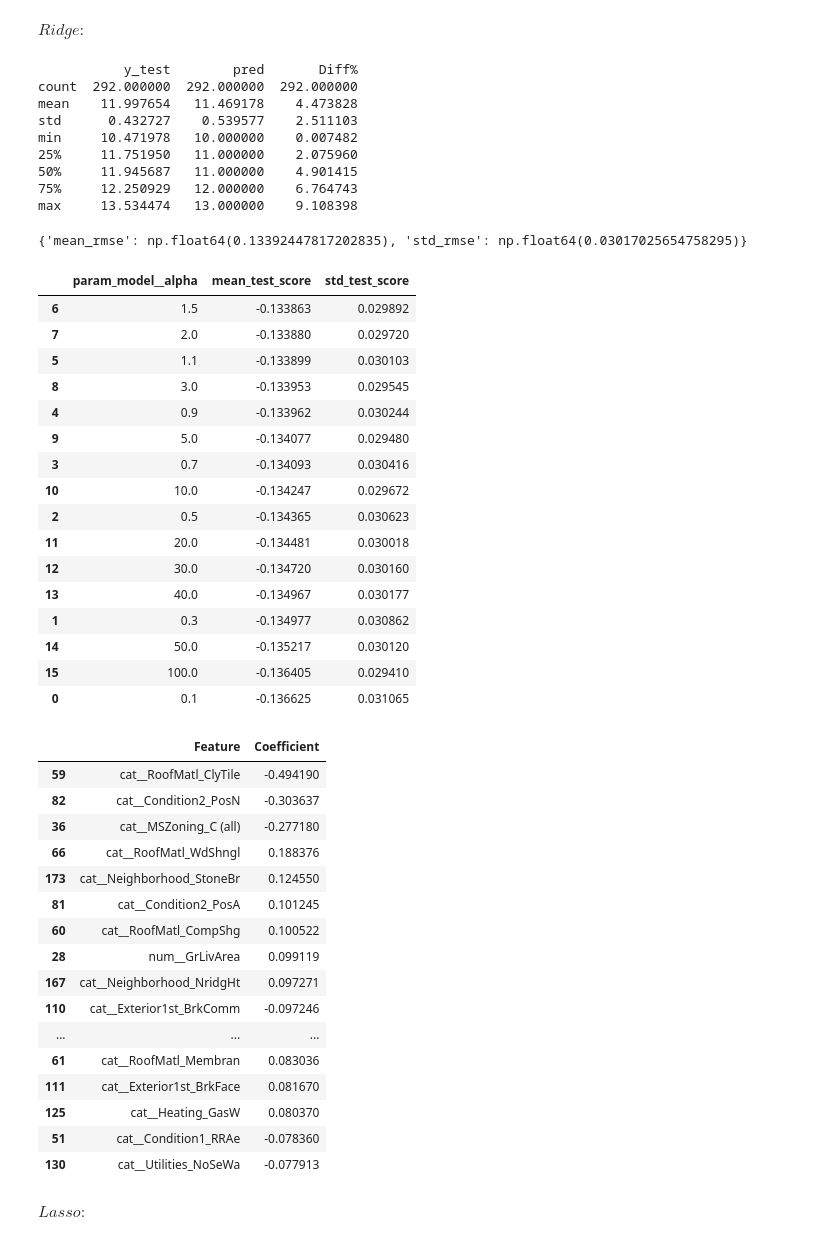
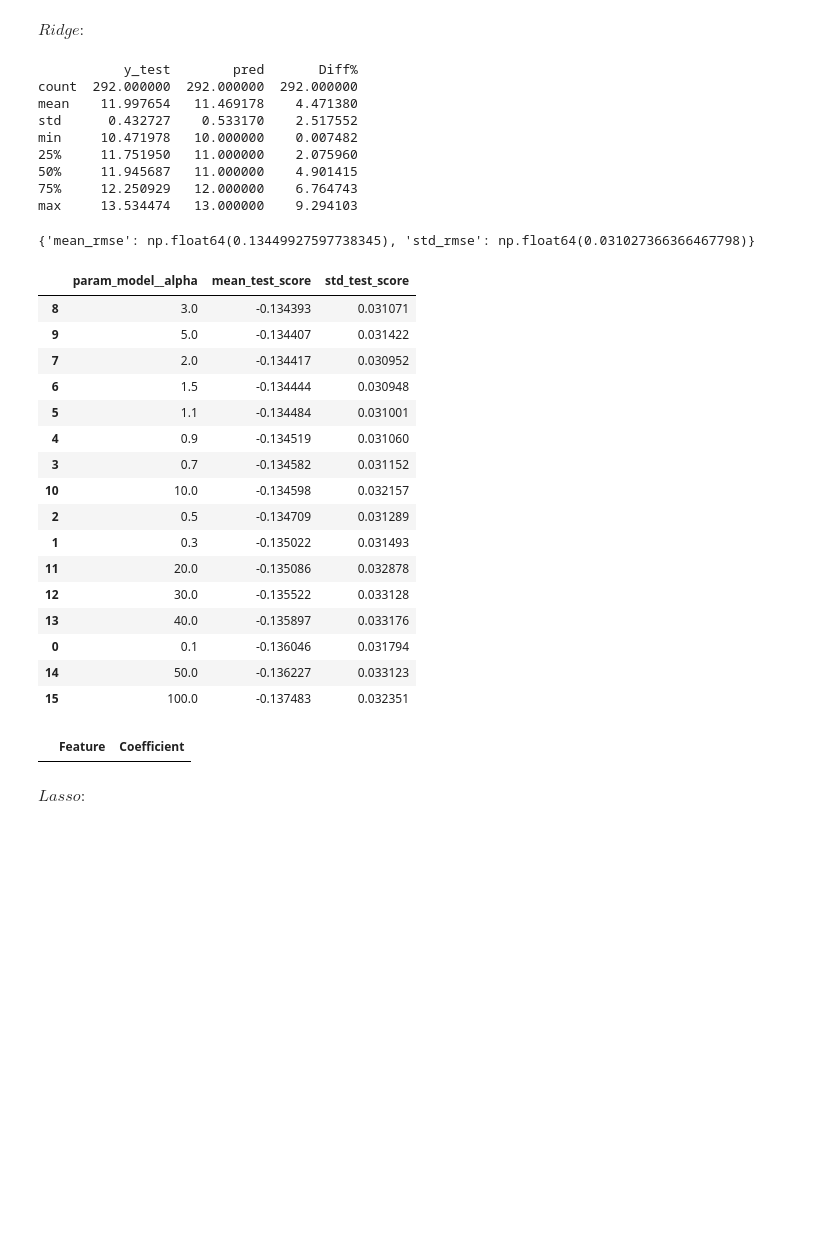
Before and after one commit to FelipeBuzato/House-Pricing, a Jupyter notebook: notebooks/HousePricing.ipynb, the cells around one changed output. Cells and saved outputs as stored; diff of their text form; code cells hidden in the pictures; blank space fills up the shorter version.

```diff
--- a/notebooks/HousePricing.ipynb
+++ b/notebooks/HousePricing.ipynb
@@ -43,19 +46,13 @@ X_train.shape, X_test.shape, y_train.shape, y_test.shape, X_train.shape[0]/(X_tr
 ((1168, 80), (292, 80), (1168,), (292,), 0.8)
 # %%
 # ML pipeline
-transformer = Transformer(config_path=config_path)
-preprocessor = PreProcessor(df=X_train, config_path=config_path)
-preprocessor = preprocessor.build()
-model_collection = ModelCollection()
-pipelineBuilder = PipelineBuilder(transformer=transformer, preprocessor=preprocessor, model=None)
+pipeline_builder = PipelineBuilder(config_path=config_path, df=train)
 # %% [markdown]
 $\textbf{OLS}$
 # %%
 ## OLS fit on X_train, y_train:
 
-model = model_collection.get('OLS')
-pipelineBuilder.model = model
-pipeline = pipelineBuilder.build()
+pipeline = pipeline_builder.build(model_name='OLS')
 pipeline.fit(X_train, y_train)
 preds = pd.Series(pipeline.predict(X_test), index=y_test.index)
 
@@ -101,9 +98,7 @@ $\textbf{Linear Regression (Regularized Models) - Ridge and Lasso}$
 # %% [markdown]
 $Ridge:$
 # %%
-model = model_collection.get('Ridge')
-pipelineBuilder.model = model
-pipeline = pipelineBuilder.build()
+pipeline = pipeline_builder.build(model_name='Ridge')
 pipeline.fit(X_train, y_train)
 preds = pd.Series(pipeline.predict(X_test), index=y_test.index)
 
@@ -113,23 +108,22 @@ print(results.describe())
 # %% [output]
            y_test        pred       Diff%
 count  292.000000  292.000000  292.000000
-mean    11.997654   11.469178    4.473828
-std      0.432727    0.539577    2.511103
+mean    11.997654   11.469178    4.471380
+std      0.432727    0.533170    2.517552
 min     10.471978   10.000000    0.007482
 25%     11.751950   11.000000    2.075960
 50%     11.945687   11.000000    4.901415
 75%     12.250929   12.000000    6.764743
-max     13.534474   13.000000    9.108398
+max     13.534474   13.000000    9.294103
 # %%
 ## Cross-validation score
-
 n_folds = 5
 cv = CrossValidation(n_folds, pipeline)
 X, y = train.drop(columns=['SalePrice']), train['SalePrice']
 score_stats = cv.evaluate(X,y)
 print(score_stats)
 # %% [output]
-{'mean_rmse': np.float64(0.13392447817202835), 'std_rmse': np.float64(0.03017025654758295)}
+{'mean_rmse': np.float64(0.13449927597738345), 'std_rmse': np.float64(0.031027366366467798)}
 # %%
 ## Hyper-parameter tunning
 param_grid = {
@@ -141,46 +135,31 @@ results = results.sort_values("mean_test_score", ascending=False)
 results[['param_model__alpha', 'mean_test_score', 'std_test_score']]
 # %% [output]
 |  | param_model__alpha | mean_test_score | std_test_score |
-| 6 | 1.5 | -0.133863 | 0.029892 |
-| 7 | 2.0 | -0.133880 | 0.029720 |
-| 5 | 1.1 | -0.133899 | 0.030103 |
-| 8 | 3.0 | -0.133953 | 0.029545 |
-| 4 | 0.9 | -0.133962 | 0.030244 |
-| 9 | 5.0 | -0.134077 | 0.029480 |
-| 3 | 0.7 | -0.134093 | 0.030416 |
-| 10 | 10.0 | -0.134247 | 0.029672 |
-| 2 | 0.5 | -0.134365 | 0.030623 |
-| 11 | 20.0 | -0.134481 | 0.030018 |
-| 12 | 30.0 | -0.134720 | 0.030160 |
-| 13 | 40.0 | -0.134967 | 0.030177 |
-| 1 | 0.3 | -0.134977 | 0.030862 |
-| 14 | 50.0 | -0.135217 | 0.030120 |
-| 15 | 100.0 | -0.136405 | 0.029410 |
-| 0 | 0.1 | -0.136625 | 0.031065 |
+| 8 | 3.0 | -0.134393 | 0.031071 |
+| 9 | 5.0 | -0.134407 | 0.031422 |
+| 7 | 2.0 | -0.134417 | 0.030952 |
+| 6 | 1.5 | -0.134444 | 0.030948 |
+| 5 | 1.1 | -0.134484 | 0.031001 |
+| 4 | 0.9 | -0.134519 | 0.031060 |
+| 3 | 0.7 | -0.134582 | 0.031152 |
+| 10 | 10.0 | -0.134598 | 0.032157 |
+| 2 | 0.5 | -0.134709 | 0.031289 |
+| 1 | 0.3 | -0.135022 | 0.031493 |
+| 11 | 20.0 | -0.135086 | 0.032878 |
+| 12 | 30.0 | -0.135522 | 0.033128 |
+| 13 | 40.0 | -0.135897 | 0.033176 |
+| 0 | 0.1 | -0.136046 | 0.031794 |
+| 14 | 50.0 | -0.136227 | 0.033123 |
+| 15 | 100.0 | -0.137483 | 0.032351 |
 # %%
 coefs_values = search_ridge.best_estimator_.named_steps["model"].coef_
-feature_names = search_ridge.best_estimator_.named_steps["preprocess"].get_feature_names_out()
+feature_names = search_ridge.best_estimator_.named_steps["interactions"].feature_names_out_
 coefs_df = pd.DataFrame({'Feature': feature_names, "Coefficient": coefs_values})
 coefs_df = coefs_df.sort_values(by='Coefficient', key=abs, ascending=False)
-coefs_df.head(20)
+coefs_df.head(50)
+coefs_df[coefs_df["Feature"] == "GrLivArea_OverallQual"]
 # %% [output]
 |  | Feature | Coefficient |
-| 59 | cat__RoofMatl_ClyTile | -0.494190 |
-| 82 | cat__Condition2_PosN | -0.303637 |
-| 36 | cat__MSZoning_C (all) | -0.277180 |
-| 66 | cat__RoofMatl_WdShngl | 0.188376 |
-| 173 | cat__Neighborhood_StoneBr | 0.124550 |
-| 81 | cat__Condition2_PosA | 0.101245 |
-| 60 | cat__RoofMatl_CompShg | 0.100522 |
-| 28 | num__GrLivArea | 0.099119 |
-| 167 | cat__Neighborhood_NridgHt | 0.097271 |
-| 110 | cat__Exterior1st_BrkComm | -0.097246 |
-| ... | ... | ... |
-| 61 | cat__RoofMatl_Membran | 0.083036 |
-| 111 | cat__Exterior1st_BrkFace | 0.081670 |
-| 125 | cat__Heating_GasW | 0.080370 |
-| 51 | cat__Condition1_RRAe | -0.078360 |
-| 130 | cat__Utilities_NoSeWa | -0.077913 |
 # %%
 preds = np.expm1(search_ridge.best_estimator_.predict(test))
 submission = pd.DataFrame({"Id": test["Id"], "SalePrice": preds})
```
Also changed, not shown: parts of 20 cells of this notebook, 16 other files.
